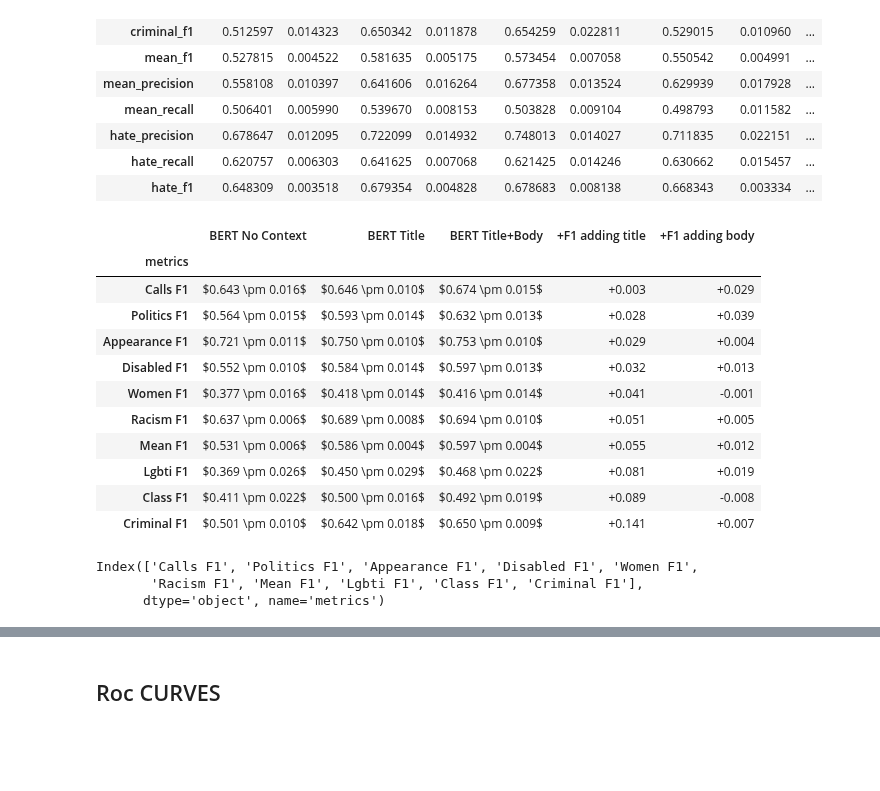
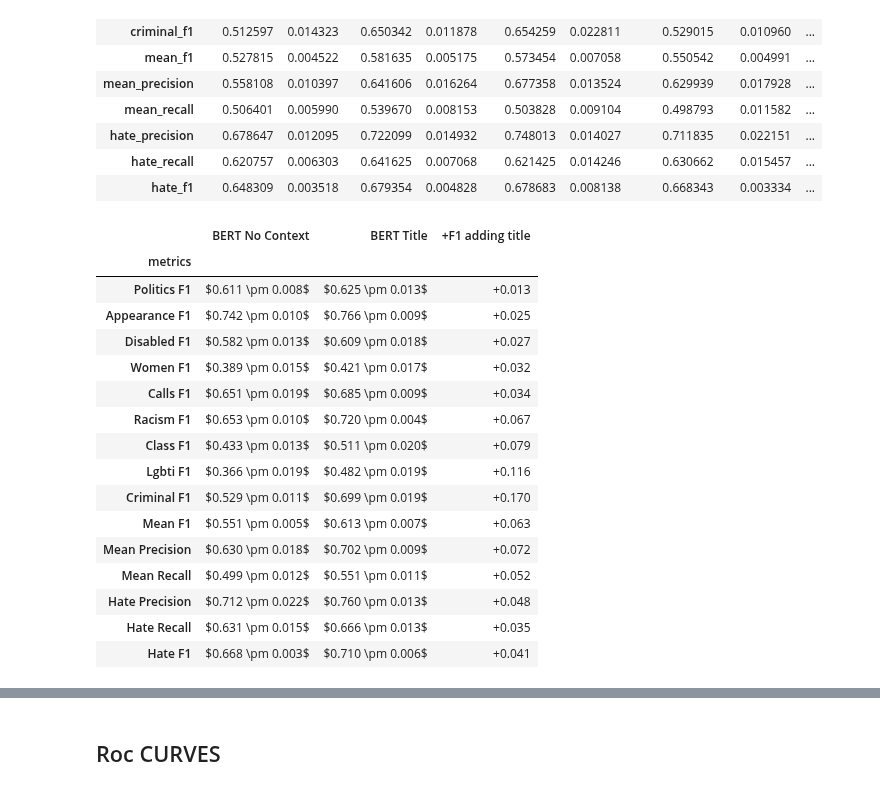
Before and after one commit to finiteautomata/contextualized-hatespeech-classification, a Jupyter notebook: notebooks/Results - finegrained new.ipynb, the cells around one changed output, grey strips where cells are left out. Drawn from its saved outputs; the diff is of its cells as text; code cells hidden in the pictures; blank space fills up the shorter version.

Commit message:
Partial results

```diff
--- a/notebooks/Results - finegrained new.ipynb
+++ b/notebooks/Results - finegrained new.ipynb
@@ -29,8 +29,8 @@ for model_name, path in [
     ('title', "../evaluations/beto_fine_title.json"),
     ('body', "../evaluations/beto_fine_body.json"),
     ('none-ft', "../evaluations/betonews_fine_none.json"),
-    #('title-ft', "../evaluations/betonews_fine_title.json"),
     ('text-ft', "../evaluations/betonews_fine_text.json"),
+    ('body-ft', "../evaluations/betonews_fine_body.json"),
     ]:
 
     with open(path) as f:
@@ -87,7 +88,7 @@ for model_name, model_results in evaluations.items():
 
 result_df = pd.concat(dfs, axis=1)
 
-#result_df["diff adding title"] = result_df["title mean"] - result_df["no-context mean"]
+result_df["diff adding text"] = result_df["text-ft mean"] - result_df["none-ft mean"]
 #result_df["diff adding body"] = result_df["title+body mean"] - result_df["title mean"]
 
 result_df
@@ -111,47 +112,62 @@ result_df
 # %%
 def print_mean(row, context, ):
     mean = row[context + " mean"]
     std = row[context + " std"]
     return f"${mean:.3f} \pm {std:.3f}$"
 
 display_df = pd.DataFrame()
 
 for context, model_name in [
-    ("no-context", "BERT No Context"),
-    ("title", "BERT Title"),
-    ("title+body", "BERT Title+Body"),
+    ("none-ft", "BERT No Context"),
+    ("text-ft", "BERT Title"),
     ]:
     display_df[model_name] = result_df.apply(lambda x: print_mean(x, context), axis=1)
 
-display_df["+F1 adding title"] = result_df["diff adding title"].apply(lambda x: f"{'+' if x > 0 else '-'}{abs(x):.3f}")
-display_df["+F1 adding body"] = result_df["diff adding body"].apply(lambda x: f"{'+' if x > 0 else '-'}{abs(x):.3f}")
+display_df["+F1 adding title"] = result_df["diff adding text"].apply(lambda x: f"{'+' if x > 0 else '-'}{abs(x):.3f}")
+#display_df["+F1 adding body"] = result_df["diff adding body"].apply(lambda x: f"{'+' if x > 0 else '-'}{abs(x):.3f}")
 
 
 display_df["metrics"] = display_df.index.map(lambda x: " ".join([y.capitalize() for y in x.split("_")]))
 
 display_df.reset_index(inplace=True)
 del display_df["index"]
 display_df.set_index("metrics", inplace=True)
 
 #display_df = display_df.T[["Mean F1"]]
-display_df.sort_values("+F1 adding title", inplace=True)
+#display_df.sort_values("+F1 adding title", inplace=True)
+
 display_df
+
+characteristics = [
+    'Calls F1',
+    'Women F1', 'Lgbti F1', 'Racism F1', 'Class F1',
+    'Politics F1', 'Disabled F1', 'Appearance F1', 'Criminal F1',
+]
+other = [
+    'Mean F1', 'Mean Precision', 'Mean Recall', 'Hate Precision', 'Hate Recall', 'Hate F1'
+]
+
+sorted_characteristics = display_df.loc[characteristics].sort_values("+F1 adding title").index
+
+
+display_df.loc[
+    list(sorted_characteristics) + other
+]
 # %% [output]
-|  | BERT No Context | BERT Title | BERT Title+Body | +F1 adding title | +F1 adding body |
-| metrics |  |  |  |  |  |
-| Calls F1 | $0.643 \pm 0.016$ | $0.646 \pm 0.010$ | $0.674 \pm 0.015$ | +0.003 | +0.029 |
-| Politics F1 | $0.564 \pm 0.015$ | $0.593 \pm 0.014$ | $0.632 \pm 0.013$ | +0.028 | +0.039 |
-| Appearance F1 | $0.721 \pm 0.011$ | $0.750 \pm 0.010$ | $0.753 \pm 0.010$ | +0.029 | +0.004 |
-| Disabled F1 | $0.552 \pm 0.010$ | $0.584 \pm 0.014$ | $0.597 \pm 0.013$ | +0.032 | +0.013 |
-| Women F1 | $0.377 \pm 0.016$ | $0.418 \pm 0.014$ | $0.416 \pm 0.014$ | +0.041 | -0.001 |
-| Racism F1 | $0.637 \pm 0.006$ | $0.689 \pm 0.008$ | $0.694 \pm 0.010$ | +0.051 | +0.005 |
-| Mean F1 | $0.531 \pm 0.006$ | $0.586 \pm 0.004$ | $0.597 \pm 0.004$ | +0.055 | +0.012 |
-| Lgbti F1 | $0.369 \pm 0.026$ | $0.450 \pm 0.029$ | $0.468 \pm 0.022$ | +0.081 | +0.019 |
-| Class F1 | $0.411 \pm 0.022$ | $0.500 \pm 0.016$ | $0.492 \pm 0.019$ | +0.089 | -0.008 |
-| Criminal F1 | $0.501 \pm 0.010$ | $0.642 \pm 0.018$ | $0.650 \pm 0.009$ | +0.141 | +0.007 |
+|  | BERT No Context | BERT Title | +F1 adding title |
+| metrics |  |  |  |
+| Politics F1 | $0.611 \pm 0.008$ | $0.625 \pm 0.013$ | +0.013 |
+| Appearance F1 | $0.742 \pm 0.010$ | $0.766 \pm 0.009$ | +0.025 |
+| Disabled F1 | $0.582 \pm 0.013$ | $0.609 \pm 0.018$ | +0.027 |
+| Women F1 | $0.389 \pm 0.015$ | $0.421 \pm 0.017$ | +0.032 |
+| Calls F1 | $0.651 \pm 0.019$ | $0.685 \pm 0.009$ | +0.034 |
+| Racism F1 | $0.653 \pm 0.010$ | $0.720 \pm 0.004$ | +0.067 |
+| Class F1 | $0.433 \pm 0.013$ | $0.511 \pm 0.020$ | +0.079 |
+| Lgbti F1 | $0.366 \pm 0.019$ | $0.482 \pm 0.019$ | +0.116 |
+| Criminal F1 | $0.529 \pm 0.011$ | $0.699 \pm 0.019$ | +0.170 |
+| Mean F1 | $0.551 \pm 0.005$ | $0.613 \pm 0.007$ | +0.063 |
+| Mean Precision | $0.630 \pm 0.018$ | $0.702 \pm 0.009$ | +0.072 |
+| Mean Recall | $0.499 \pm 0.012$ | $0.551 \pm 0.011$ | +0.052 |
+| Hate Precision | $0.712 \pm 0.022$ | $0.760 \pm 0.013$ | +0.048 |
+| Hate Recall | $0.631 \pm 0.015$ | $0.666 \pm 0.013$ | +0.035 |
+| Hate F1 | $0.668 \pm 0.003$ | $0.710 \pm 0.006$ | +0.041 |
-# %%
-display_df.T.columns
-# %% [output]
-Index(['Calls F1', 'Politics F1', 'Appearance F1', 'Disabled F1', 'Women F1',
-       'Racism F1', 'Mean F1', 'Lgbti F1', 'Class F1', 'Criminal F1'],
-      dtype='object', name='metrics')
```
Also changed, not shown: parts of 8 cells of this notebook, 6 other files.
